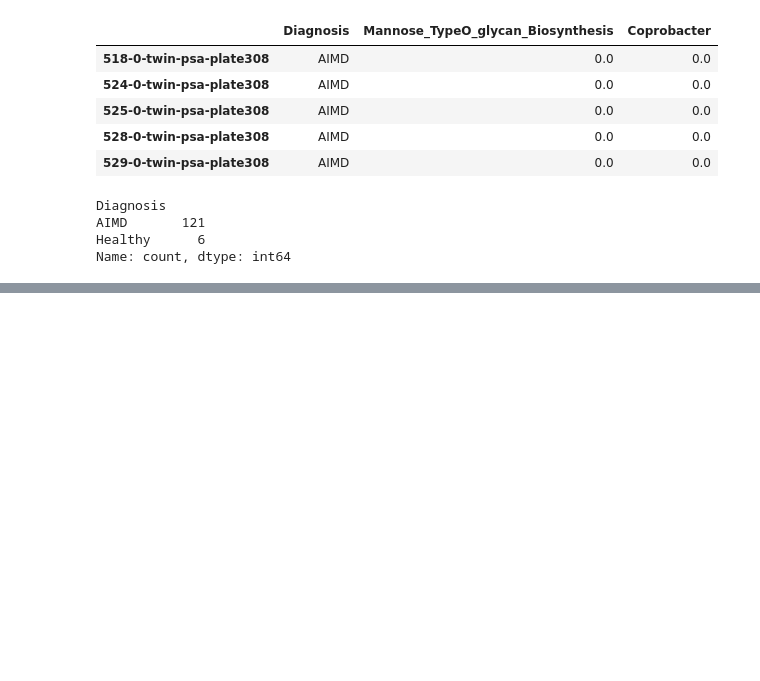
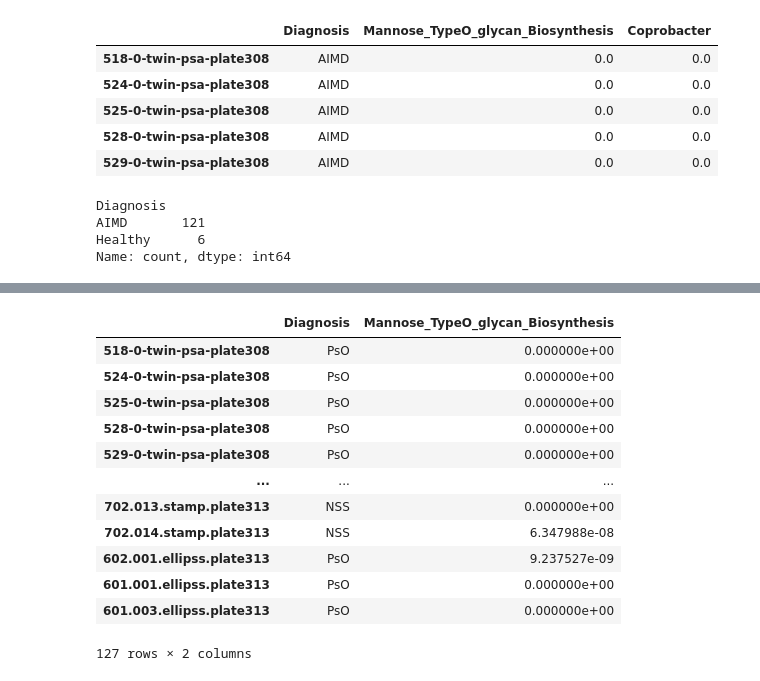
Before and after one commit to kbpi314/ampaim, a Jupyter notebook: code/AMPAIM_v10.ipynb, the cells around one changed output, grey strips where cells are left out. Drawn from its saved outputs; the diff is of its cells as text; code cells hidden in the pictures; blank space fills up the shorter version.

Commit message:
daily update with stratified corr

```diff
--- a/code/AMPAIM_v10.ipynb
+++ b/code/AMPAIM_v10.ipynb
@@ -896,0 +904,5 @@ KruskalResult(statistic=13.562141928596672, pvalue=0.0011350586398715086)
+# %%
+df = L_to_otu['L6']
+for x in df.columns:
+    if 'opro' in x:
+        print(x)
@@ -1475,9 +1470,21 @@ d__Bacteria.p__Firmicutes_A.c__Clostridia_258483.o__Oscillospirales.f__Acutaliba
 # df_fxn
 m = 'Metabolism|Glycan biosynthesis and metabolism|Mannose type O-glycan biosynthesis'
 df = rename_df(df_fxn_meta, 'Diagnosis')
+# df = df[df['Diagnosis'] != 'SLE']
+df = df[['Diagnosis',m]]
+df_csv = df.copy()
+df_csv.columns = ['Diagnosis','Mannose_TypeO_glycan_Biosynthesis']
+df_csv.to_csv(path + 'outputs/jobs27/mwu_glycan_strat.tsv', sep='\t')
+
+t= 'd__Bacteria.p__Bacteroidota.c__Bacteroidia.o__Bacteroidales.f__Coprobacteraceae.g__Coprobacter'.replace('.',';')
+df_corr = pd.concat([df, L_to_otu['L6'][t]],axis=1)
+df_corr = df_corr.dropna()
+df_corr.columns = ['Diagnosis','Mannose_TypeO_glycan_Biosynthesis','Coprobacter']
+df_corr.to_csv(path + 'outputs/jobs27/corr_glycan_strat.tsv', sep='\t')
+
+
 df = df[df['Diagnosis'] != 'SLE']
 df['Diagnosis'] = df['Diagnosis'].apply(lambda x: 'Healthy' if x == 'Healthy' else 'AIMD')
-df = df[['Diagnosis',m]]
 a = df[df['Diagnosis'] == 'AIMD'][m].values
 b = df[df['Diagnosis'] != 'AIMD'][m].values
 print(scipy.stats.mannwhitneyu(a,b))
@@ -1529,0 +1521,16 @@ df_corr
+# %%
+df_csv
+# %% [output]
+|  | Diagnosis | Mannose_TypeO_glycan_Biosynthesis |
+| 518-0-twin-psa-plate308 | PsO | 0.000000e+00 |
+| 524-0-twin-psa-plate308 | PsO | 0.000000e+00 |
+| 525-0-twin-psa-plate308 | PsO | 0.000000e+00 |
+| 528-0-twin-psa-plate308 | PsO | 0.000000e+00 |
+| 529-0-twin-psa-plate308 | PsO | 0.000000e+00 |
+| ... | ... | ... |
+| 702.013.stamp.plate313 | NSS | 0.000000e+00 |
+| 702.014.stamp.plate313 | NSS | 6.347988e-08 |
+| 602.001.ellipss.plate313 | PsO | 9.237527e-09 |
+| 601.001.ellipss.plate313 | PsO | 0.000000e+00 |
+| 601.003.ellipss.plate313 | PsO | 0.000000e+00 |
+127 rows × 2 columns
```
Also changed, not shown: parts of 9 cells of this notebook, 5 other files.
